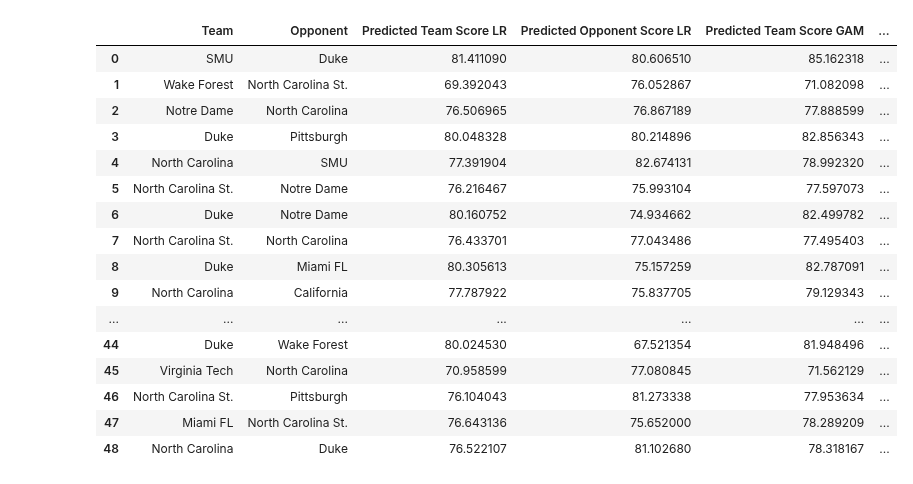
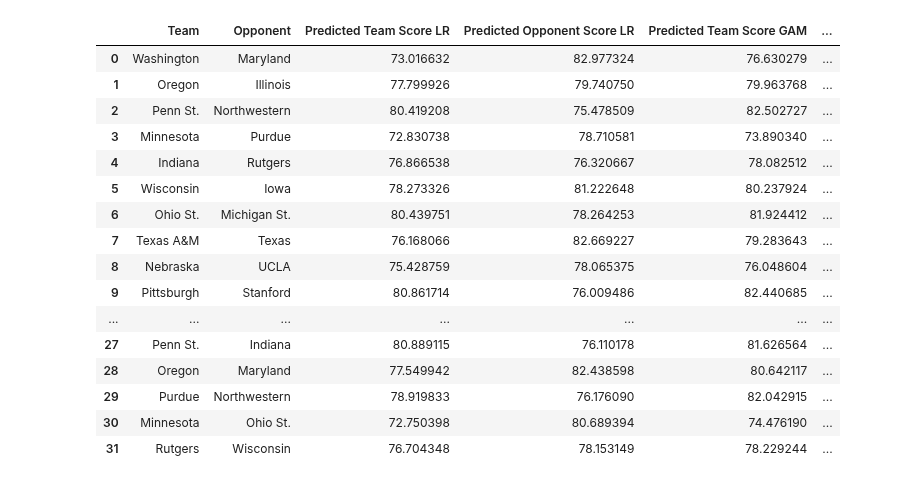
Before and after one commit to visheshgupta19/Stats_competition-, a Jupyter notebook: catBoost.ipynb, the cells around one changed output. Drawn from its saved outputs; the diff is of its cells as text; code cells hidden in the pictures.

```diff
--- a/catBoost.ipynb
+++ b/catBoost.ipynb
@@ -172,7 +172,7 @@ Team Score Accuracy (CatBoost): 70.64%
 Opponent Score Accuracy (CatBoost): 65.14%
 # %%
 # Predict scores using all models
-predict_games = pd.read_csv("./test_file_main.csv")
+predict_games = pd.read_csv("./test_file_Jan02.csv")
 predict_games["Location"] = np.where(
     predict_games["Location"] == "N",
     0,
@@ -208,46 +208,46 @@ predict_games["Predicted Team Score CatBoost"] = team_cat_pred_new
 predict_games["Predicted Opponent Score CatBoost"] = opp_cat_pred_new
 
 # Calculate average predictions
 predict_games["Average Predicted Team Score"] = predict_games[
     ["Predicted Team Score LR", "Predicted Team Score GAM", "Predicted Team Score LightGBM", "Predicted Team Score CatBoost"]
 ].mean(axis=1)
 
 predict_games["Average Predicted Opponent Score"] = predict_games[
     ["Predicted Opponent Score LR", "Predicted Opponent Score GAM", "Predicted Opponent Score LightGBM", "Predicted Opponent Score CatBoost"]
 ].mean(axis=1)
 
 # Display final predictions
 predicted_score = predict_games[[
     "Team",
     "Opponent",
     "Predicted Team Score LR",
     "Predicted Opponent Score LR",
     "Predicted Team Score GAM",
     "Predicted Opponent Score GAM",
     "Predicted Team Score LightGBM",
     "Predicted Opponent Score LightGBM",
     "Predicted Team Score CatBoost",
     "Predicted Opponent Score CatBoost",
     "Average Predicted Team Score",
     "Average Predicted Opponent Score",
 ]]
 
 display(predicted_score)
 # %% [output]
 |  | Team | Opponent | Predicted Team Score LR | Predicted Opponent Score LR | Predicted Team Score GAM | ... |
-| 0 | SMU | Duke | 81.411090 | 80.606510 | 85.162318 | ... |
-| 1 | Wake Forest | North Carolina St. | 69.392043 | 76.052867 | 71.082098 | ... |
-| 2 | Notre Dame | North Carolina | 76.506965 | 76.867189 | 77.888599 | ... |
-| 3 | Duke | Pittsburgh | 80.048328 | 80.214896 | 82.856343 | ... |
-| 4 | North Carolina | SMU | 77.391904 | 82.674131 | 78.992320 | ... |
-| 5 | North Carolina St. | Notre Dame | 76.216467 | 75.993104 | 77.597073 | ... |
-| 6 | Duke | Notre Dame | 80.160752 | 74.934662 | 82.499782 | ... |
-| 7 | North Carolina St. | North Carolina | 76.433701 | 77.043486 | 77.495403 | ... |
-| 8 | Duke | Miami FL | 80.305613 | 75.157259 | 82.787091 | ... |
-| 9 | North Carolina | California | 77.787922 | 75.837705 | 79.129343 | ... |
+| 0 | Washington | Maryland | 73.016632 | 82.977324 | 76.630279 | ... |
+| 1 | Oregon | Illinois | 77.799926 | 79.740750 | 79.963768 | ... |
+| 2 | Penn St. | Northwestern | 80.419208 | 75.478509 | 82.502727 | ... |
+| 3 | Minnesota | Purdue | 72.830738 | 78.710581 | 73.890340 | ... |
+| 4 | Indiana | Rutgers | 76.866538 | 76.320667 | 78.082512 | ... |
+| 5 | Wisconsin | Iowa | 78.273326 | 81.222648 | 80.237924 | ... |
+| 6 | Ohio St. | Michigan St. | 80.439751 | 78.264253 | 81.924412 | ... |
+| 7 | Texas A&M | Texas | 76.168066 | 82.669227 | 79.283643 | ... |
+| 8 | Nebraska | UCLA | 75.428759 | 78.065375 | 76.048604 | ... |
+| 9 | Pittsburgh | Stanford | 80.861714 | 76.009486 | 82.440685 | ... |
 | ... | ... | ... | ... | ... | ... | ... |
-| 44 | Duke | Wake Forest | 80.024530 | 67.521354 | 81.948496 | ... |
-| 45 | Virginia Tech | North Carolina | 70.958599 | 77.080845 | 71.562129 | ... |
-| 46 | North Carolina St. | Pittsburgh | 76.104043 | 81.273338 | 77.953634 | ... |
-| 47 | Miami FL | North Carolina St. | 76.643136 | 75.652000 | 78.289209 | ... |
-| 48 | North Carolina | Duke | 76.522107 | 81.102680 | 78.318167 | ... |
+| 27 | Penn St. | Indiana | 80.889115 | 76.110178 | 81.626564 | ... |
+| 28 | Oregon | Maryland | 77.549942 | 82.438598 | 80.642117 | ... |
+| 29 | Purdue | Northwestern | 78.919833 | 76.176090 | 82.042915 | ... |
+| 30 | Minnesota | Ohio St. | 72.750398 | 80.689394 | 74.476190 | ... |
+| 31 | Rutgers | Wisconsin | 76.704348 | 78.153149 | 78.229244 | ... |
```
Also changed, not shown: parts of 3 cells of this notebook, 12 other files.
